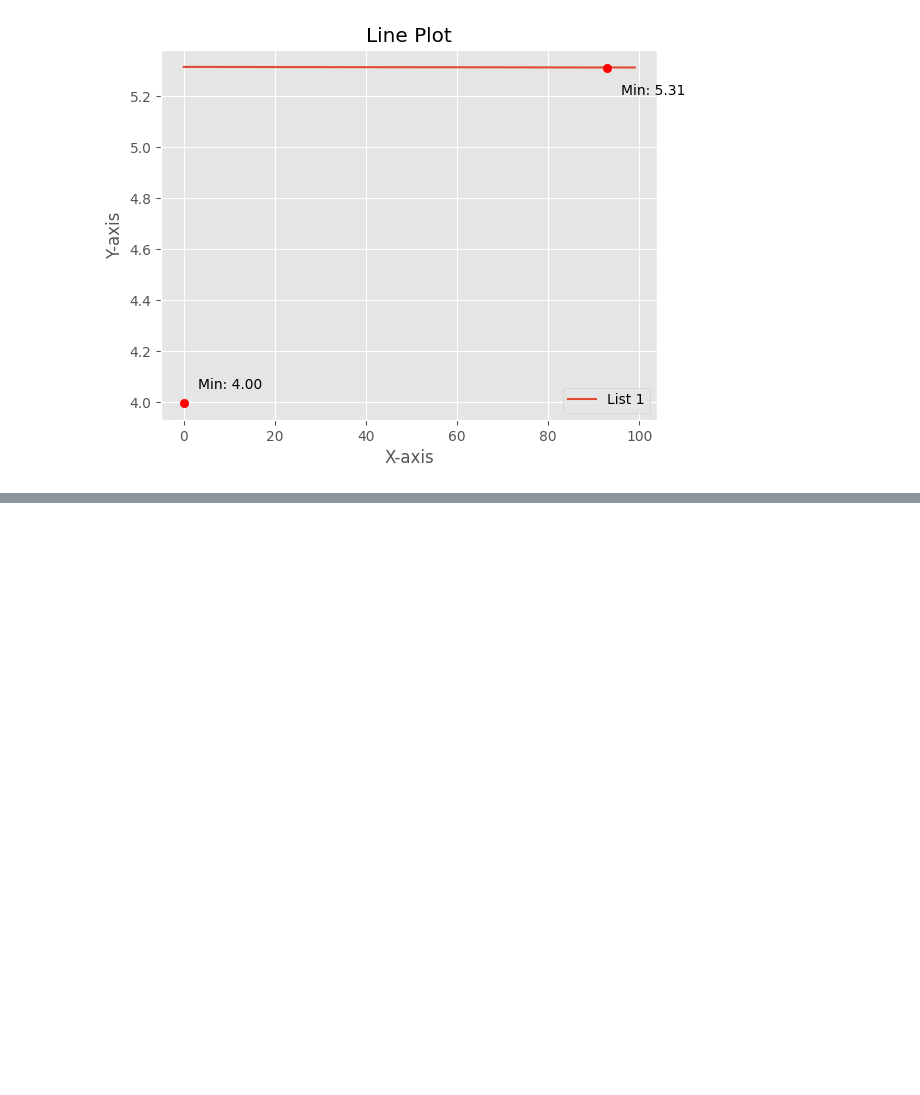
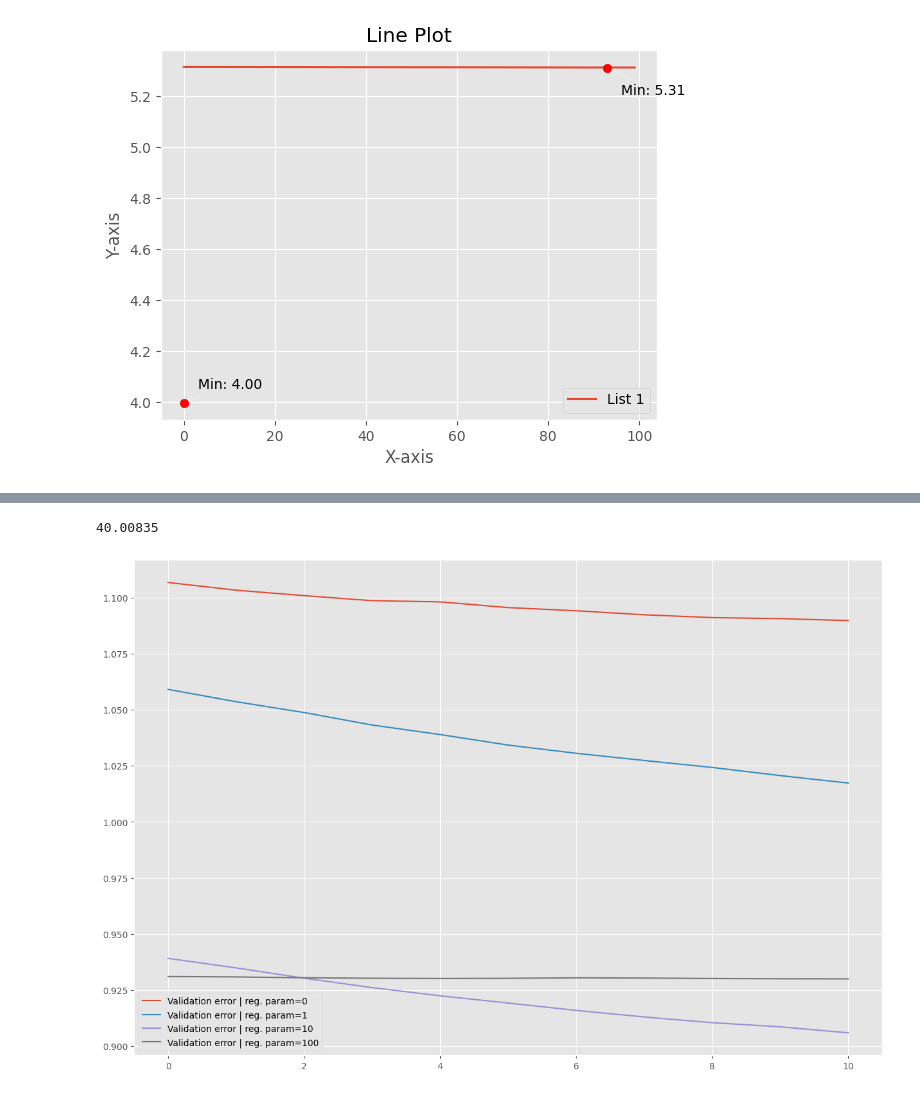
Before and after one commit to MarcoC1796/recommender-systems-thesis, a Jupyter notebook: LatentFactorWithMovieDataset.ipynb, the cells around one changed output, grey strips where cells are left out. Saved outputs shown, nothing was run; the diff lists cells and outputs as text; code cells hidden in the pictures; blank space fills up the shorter version.

```diff
--- a/LatentFactorWithMovieDataset.ipynb
+++ b/LatentFactorWithMovieDataset.ipynb
@@ -617,3 +725,37 @@ plt.show()
+# %%
+min(val_errors_result_2[0])
+np.square(0.01)*len(reindexed_train_set)/2
+# %% [output]
+40.00835
+# %%
+#@title Default title text
+plt.figure(figsize=(15, 10))
+
+biases = True
+
+# Define a list of line styles, markers, and colors
+line_styles = ['-', '--', '-.', ':']
+markers = ['o', 's', '^', 'v']
+colors = sns.color_palette('husl', len(reg_list))
+
+for idx, (num_factors, train_errors, val_errors) in enumerate(zip(reg_list, train_errors_result, val_errors_result)):
+    list1 = train_errors
+    list2 = val_errors
+    # Choose a distinct line style, marker, and color for each line
+    #line_style = line_styles[idx % len(line_styles)]
+    marker = markers[idx % len(markers)]
+    color = colors[idx % len(colors)]
+
+    # Plotting the lists with distinct line style, marker, and color
+    #plt.plot(list1[11:], label=f'Training error | reg. param={num_factors}')
+    plt.plot(list2[10:], label=f'Validation error | reg. param={num_factors}')
+
+# Move the legend outside the plot area
+# bbox_to_anchor=(1.02, 0.5), loc='center left'
+plt.legend()
+plt.show()
+# %% [output]
+[figure, added]
 # %%
 i = 1
 min_train_errors = [min(val_errors) for val_errors in train_errors_result]
```
Also changed, not shown: parts of 23 cells of this notebook.
